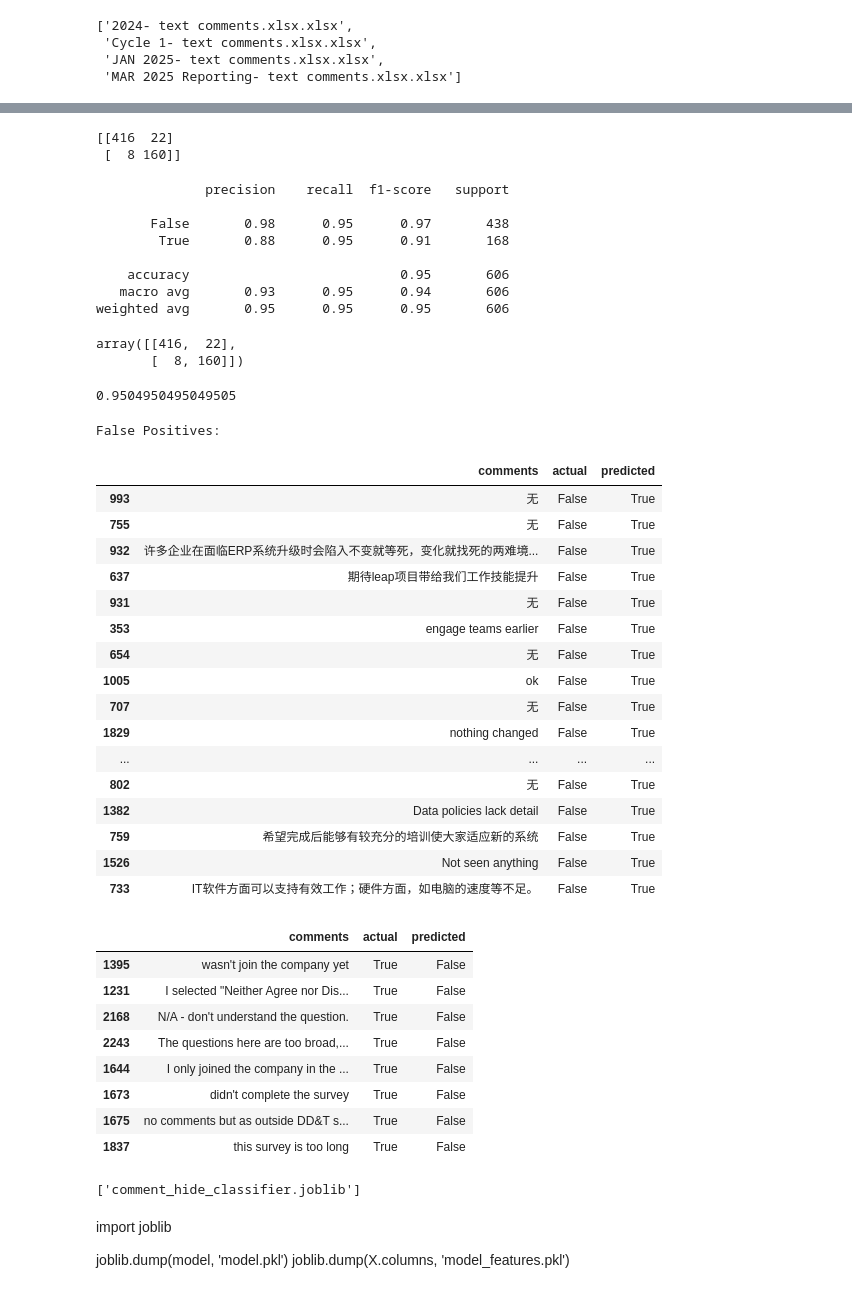
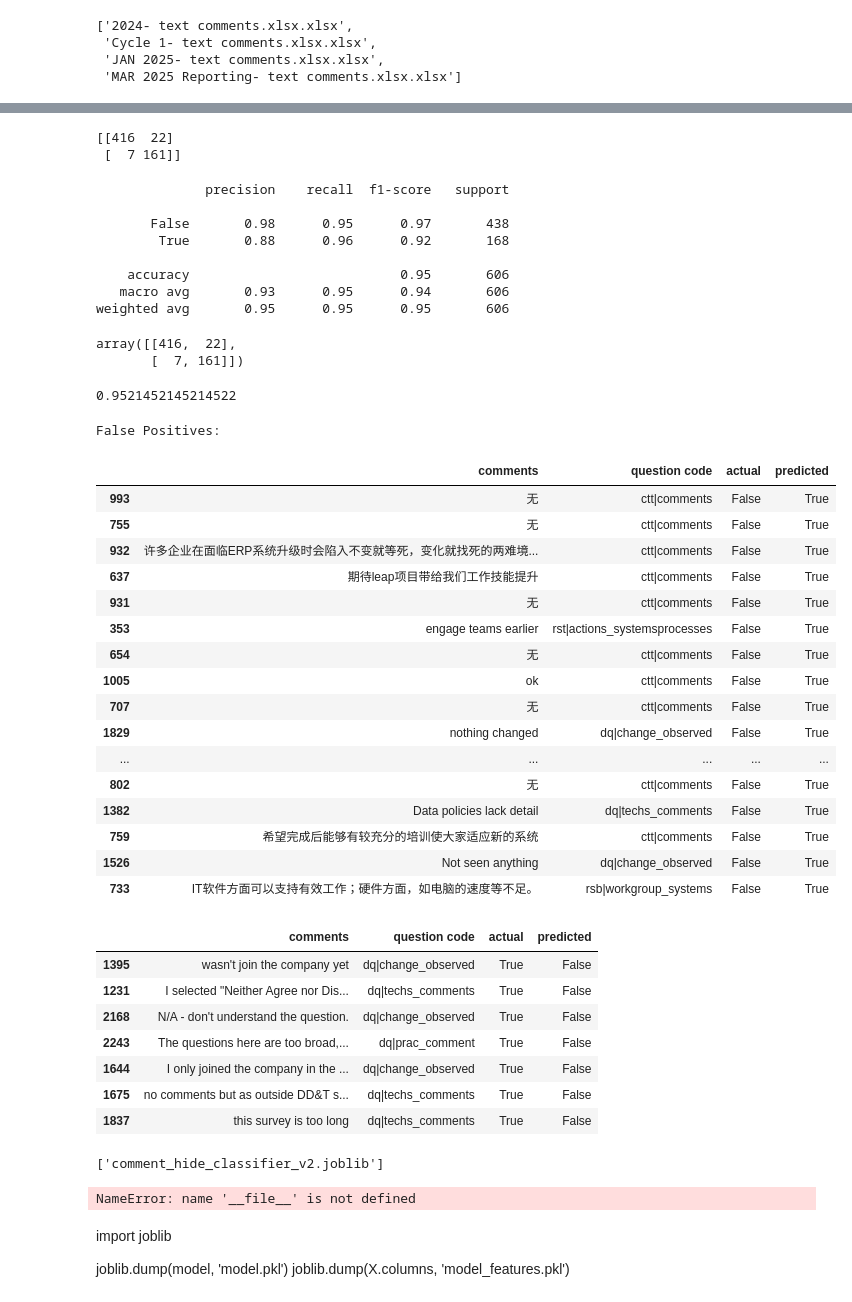
Before and after one commit to accenturedanialmirza/Azure_AI_Translator_Test, a Jupyter notebook: spam-detection/model-pipeline-category.ipynb, the cells around one changed output, grey strips where cells are left out. Cells and saved outputs as stored; diff of their text form; code cells hidden in the pictures.

Commit message:
add qcode in the prediction spam

```diff
--- a/spam-detection/model-pipeline-category.ipynb
+++ b/spam-detection/model-pipeline-category.ipynb
@@ -32,6 +48,6 @@ data.fillna({"comments": ""}, inplace=True)
 # %%
 # Define our features (X) and the target (y)
-X = data[['comments']]
+X = data[['comments', 'question code']]
 y = data['hide comment']
 # %%
 # This is crucial to evaluate how well our model generalizes to new, unseen data.
@@ -47,8 +62,11 @@ categorical_processor = OneHotEncoder(handle_unknown='ignore')
 preprocessor = ColumnTransformer(
     transformers=[
         ('text', text_processor, 'comments'),
+        ('cat', categorical_processor, ['question code'])
+
     ],
-    remainder='passthrough' # Keep other columns if any (none in this case)
+    remainder='drop'  # drop other columns not specified
+    # remainder='passthrough' # Keep other columns if any (none in this case)
 )
 # %%
 model_pipeline = Pipeline(steps=[
@@ -71,14 +91,14 @@ y_pred = model_pipeline.predict(X_test)
 print(confusion_matrix(y_test, y_pred))
 # %% [output]
 [[416  22]
- [  8 160]]
+ [  7 161]]
 # %%
 print(classification_report(y_test, y_pred))
 # %% [output]
               precision    recall  f1-score   support
 
        False       0.98      0.95      0.97       438
-        True       0.88      0.95      0.91       168
+        True       0.88      0.96      0.92       168
 
     accuracy                           0.95       606
    macro avg       0.93      0.95      0.94       606
@@ -87,60 +107,66 @@ weighted avg       0.95      0.95      0.95       606
 confusion_matrix(y_test, y_pred)
 # %% [output]
 array([[416,  22],
-       [  8, 160]])
+       [  7, 161]])
 # %%
 print(accuracy_score(y_test, y_pred))
 # %% [output]
-0.9504950495049505
+0.9521452145214522
 # %%
 # Create a DataFrame to compare actual and predicted values
 comparison_df = pd.DataFrame({
     'comments': X_test['comments'],
+    'question code': X_test['question code'],
     'actual': y_test,
     'predicted': y_pred
 })
 
 # Identify false positives
 false_positives = comparison_df[(comparison_df['actual'] == 0) & (comparison_df['predicted'] == 1)]
 
 # Print false positives
 print("False Positives:")
 false_positives
 # %% [output]
 False Positives:
-|  | comments | actual | predicted |
-| 993 | 无 | False | True |
-| 755 | 无 | False | True |
-| 932 | 许多企业在面临ERP系统升级时会陷入不变就等死，变化就找死的两难境... | False | True |
-| 637 | 期待leap项目带给我们工作技能提升 | False | True |
-| 931 | 无 | False | True |
-| 353 | engage teams earlier | False | True |
-| 654 | 无 | False | True |
-| 1005 | ok | False | True |
-| 707 | 无 | False | True |
-| 1829 | nothing changed | False | True |
-| ... | ... | ... | ... |
-| 802 | 无 | False | True |
-| 1382 | Data policies lack detail | False | True |
-| 759 | 希望完成后能够有较充分的培训使大家适应新的系统 | False | True |
-| 1526 | Not seen anything | False | True |
-| 733 | IT软件方面可以支持有效工作；硬件方面，如电脑的速度等不足。 | False | True |
+|  | comments | question code | actual | predicted |
+| 993 | 无 | ctt|comments | False | True |
+| 755 | 无 | ctt|comments | False | True |
+| 932 | 许多企业在面临ERP系统升级时会陷入不变就等死，变化就找死的两难境... | ctt|comments | False | True |
+| 637 | 期待leap项目带给我们工作技能提升 | ctt|comments | False | True |
+| 931 | 无 | ctt|comments | False | True |
+| 353 | engage teams earlier | rst|actions_systemsprocesses | False | True |
+| 654 | 无 | ctt|comments | False | True |
+| 1005 | ok | ctt|comments | False | True |
+| 707 | 无 | ctt|comments | False | True |
+| 1829 | nothing changed | dq|change_observed | False | True |
+| ... | ... | ... | ... | ... |
+| 802 | 无 | ctt|comments | False | True |
+| 1382 | Data policies lack detail | dq|techs_comments | False | True |
+| 759 | 希望完成后能够有较充分的培训使大家适应新的系统 | ctt|comments | False | True |
+| 1526 | Not seen anything | dq|change_observed | False | True |
+| 733 | IT软件方面可以支持有效工作；硬件方面，如电脑的速度等不足。 | rsb|workgroup_systems | False | True |
 # %%
 false_negativess = comparison_df[(comparison_df['actual'] == 1) & (comparison_df['predicted'] == 0)]
 false_negativess
 # %% [output]
-|  | comments | actual | predicted |
-| 1395 | wasn't join the company yet | True | False |
-| 1231 | I selected "Neither Agree nor Dis... | True | False |
-| 2168 | N/A - don't understand the question. | True | False |
-| 2243 | The questions here are too broad,... | True | False |
-| 1644 | I only joined the company in the ... | True | False |
-| 1673 | didn't complete the survey | True | False |
-| 1675 | no comments but as outside DD&T s... | True | False |
-| 1837 | this survey is too long | True | False |
+|  | comments | question code | actual | predicted |
+| 1395 | wasn't join the company yet | dq|change_observed | True | False |
+| 1231 | I selected "Neither Agree nor Dis... | dq|techs_comments | True | False |
+| 2168 | N/A - don't understand the question. | dq|change_observed | True | False |
+| 2243 | The questions here are too broad,... | dq|prac_comment | True | False |
+| 1644 | I only joined the company in the ... | dq|change_observed | True | False |
+| 1675 | no comments but as outside DD&T s... | dq|techs_comments | True | False |
+| 1837 | this survey is too long | dq|techs_comments | True | False |
 # %%
 import joblib
 
-joblib.dump(model_pipeline, "comment_hide_classifier.joblib")
+joblib.dump(model_pipeline, "comment_hide_classifier_v2.joblib")
 # %% [output]
-['comment_hide_classifier.joblib']
+['comment_hide_classifier_v2.joblib']
+# %%
+import sys
+sys.path.append(os.path.dirname(os.path.dirname(__file__)))
+from detect_non_informative import predict_non_informative_comment
+# %% [output]
+NameError: name '__file__' is not defined
```
Also changed, not shown: parts of 5 cells of this notebook, 8 other files.
